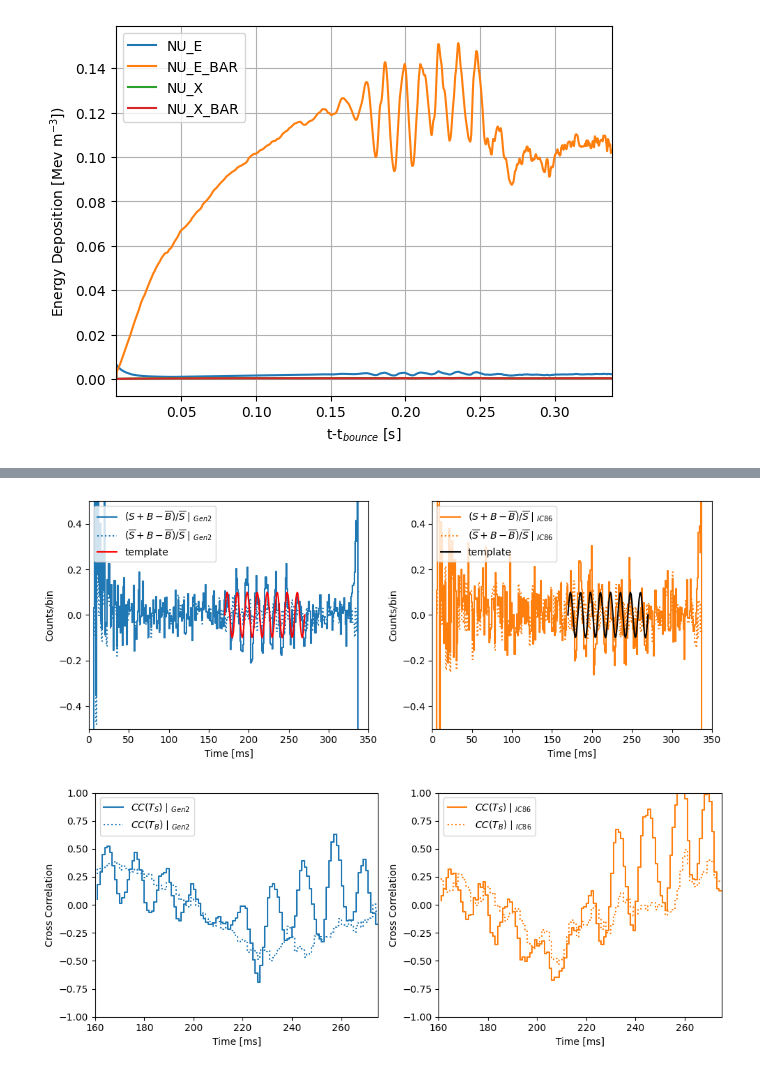
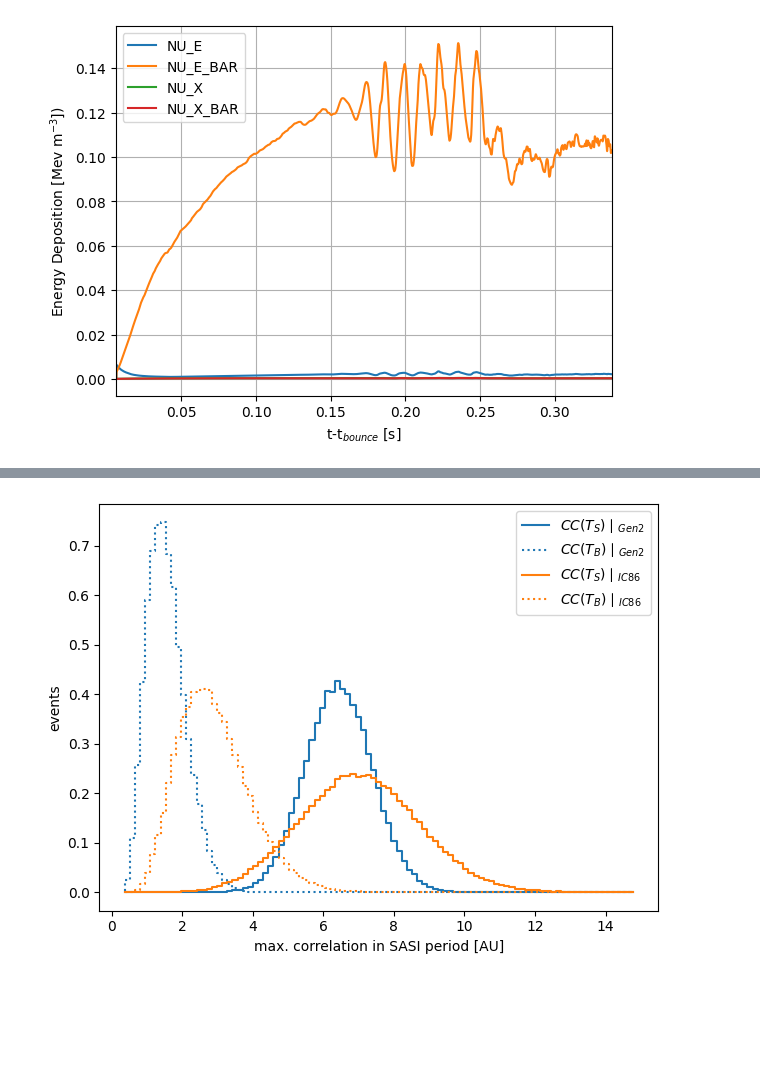
Before and after one commit to icecube/ASTERIA, a Jupyter notebook: docs/my_project/analysis/template_analysis.ipynb, the cells around one changed output, grey strips where cells are left out. Saved outputs shown, nothing was run; the diff lists cells and outputs as text; code cells hidden in the pictures; blank space fills up the shorter version.

```diff
--- a/docs/my_project/analysis/template_analysis.ipynb
+++ b/docs/my_project/analysis/template_analysis.ipynb
@@ -353,47 +272,24 @@ plt.tight_layout()
-# %%
-t, Sp_gen2, Sp_ic86, Bp_gen2, Bp_ic86 = signal_processing(sim, dt=dt, distance=10*u.kpc, trials=10, return_percentage=True)
-tt, ty = get_template(frequency=80*u.Hz, n_period=8, binning=dt)
-tt = tt * u.s.to(u.ms)+170
-ty /= 10
-fig, ax = plt.subplots(1,2, figsize = (10,4))
-ax[0].step(t,Sp_gen2[0], color = 'C0', ls = '-', label=r'$(S+B-\overline{B})/\overline{S}\mid_{Gen2}$')
-ax[0].step(t,Bp_gen2[0], color = 'C0', ls = ':', label=r'$(\overline{S}+B-\overline{B})/\overline{S}\mid_{Gen2}$')
-ax[0].plot(tt,ty, color='red', label='template')
-ax[1].step(t,Sp_ic86[0], color = 'C1', ls = '-', label=r'$(S+B-\overline{B})/\overline{S}\mid_{IC86}$')
-ax[1].step(t,Bp_ic86[0], color = 'C1', ls = ':', label=r'$(\overline{S}+B-\overline{B})/\overline{S}\mid_{IC86}$')
-ax[1].plot(tt,ty, color='black', label='template')
-ax[0].set_xlabel('Time [ms]')
-ax[0].set_ylabel('Counts/bin')
-ax[0].set_xlim(0,350)
-ax[0].set_ylim(-0.5,0.5)
-ax[0].legend(loc = 'upper left')
-ax[1].set_xlabel('Time [ms]')
-ax[1].set_ylabel('Counts/bin')
-ax[1].set_xlim(0,350)
-ax[1].set_ylim(-0.5,0.5)
-ax[1].legend(loc = 'upper left')
-plt.tight_layout()
-# %% [output]
-[figure, removed]
-# %%
-t, Sc_gen2, Sc_ic86, Bc_gen2, Bc_ic86 = signal_processing(sim, dt=dt, distance=10*u.kpc, trials=10, return_correlation=True)
-
-fig, ax = plt.subplots(1,2, figsize = (10,4))
-ax[0].step(t,Sc_gen2[0], color = 'C0', ls = '-', label=r'$CC(T_S)\mid_{Gen2}$')
-ax[0].step(t,Bc_gen2[0], color = 'C0', ls = ':', label=r'$CC(T_B)\mid_{Gen2}$')
-ax[1].step(t,Sc_ic86[0], color = 'C1', ls = '-', label=r'$CC(T_S)\mid_{IC86}$')
-ax[1].step(t,Bc_ic86[0], color = 'C1', ls = ':', label=r'$CC(T_B)\mid_{IC86}$')
-ax[0].set_xlabel('Time [ms]')
-ax[0].set_ylabel('Cross Correlation')
-ax[0].set_xlim(160,275)
-ax[0].set_ylim(-1,1)
-ax[0].legend(loc = 'upper left')
-ax[1].set_xlabel('Time [ms]')
-ax[1].set_ylabel('Cross Correlation')
-ax[1].set_xlim(160,275)
-ax[1].set_ylim(-1,1)
-ax[1].legend(loc = 'upper left')
-plt.tight_layout()
-# %% [output]
-[figure, removed]
+# %%
+Sm_gen2, Sm_ic86, Bm_gen2, Bm_ic86 = signal_processing(sim, dt=dt, distance=20*u.kpc, trials=100000, return_max_correlation=True)
+# %%
+comb_data = np.hstack((Sm_ic86, Sm_gen2, Bm_ic86, Bm_gen2))
+rmin, rmax, binning = np.min(comb_data), np.max(comb_data), 100
+
+Sh_ic86, bins = np.histogram(Sm_ic86, bins = binning, density=True, range = [rmin,rmax])
+Bh_ic86, bins = np.histogram(Bm_ic86, bins = binning, density=True, range = [rmin,rmax])
+Sh_gen2, bins = np.histogram(Sm_gen2, bins = binning, density=True, range = [rmin,rmax])
+Bh_gen2, bins = np.histogram(Bm_gen2, bins = binning, density=True, range = [rmin,rmax])
+x = (bins[1:]+bins[:-1])/2
+
+fig, ax = plt.subplots(1,1)
+ax.step(x,Sh_gen2, color = 'C0', ls = '-', label=r'$CC(T_S)\mid_{Gen2}$')
+ax.step(x,Bh_gen2, color = 'C0', ls = ':', label=r'$CC(T_B)\mid_{Gen2}$')
+ax.step(x,Sh_ic86, color = 'C1', ls = '-', label=r'$CC(T_S)\mid_{IC86}$')
+ax.step(x,Bh_ic86, color = 'C1', ls = ':', label=r'$CC(T_B)\mid_{IC86}$')
+ax.set_xlabel('max. correlation in SASI period [AU]')
+ax.set_ylabel('events')
+ax.legend(loc = 'upper right')
+plt.tight_layout()
+# %% [output]
+[figure, added]
 # %%
```
Also changed, not shown: parts of 14 cells of this notebook, 30 other files.
